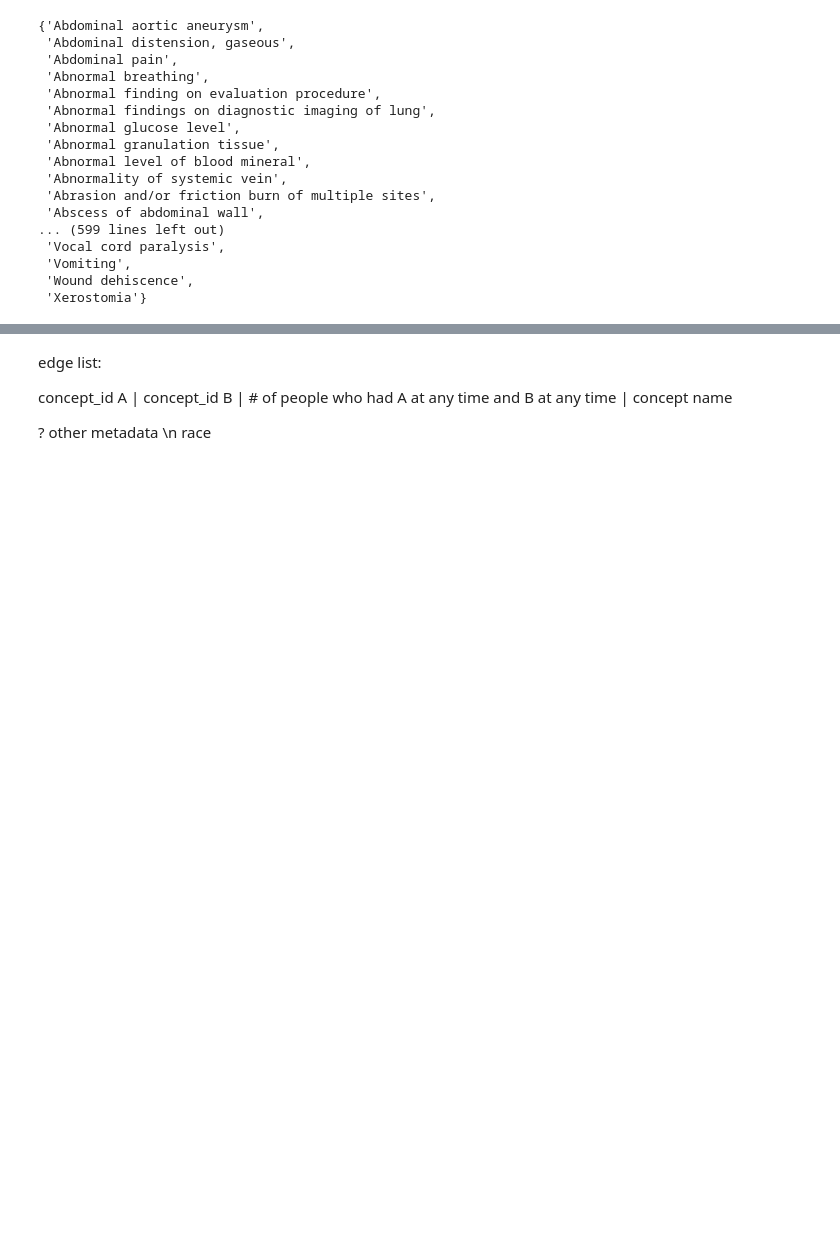
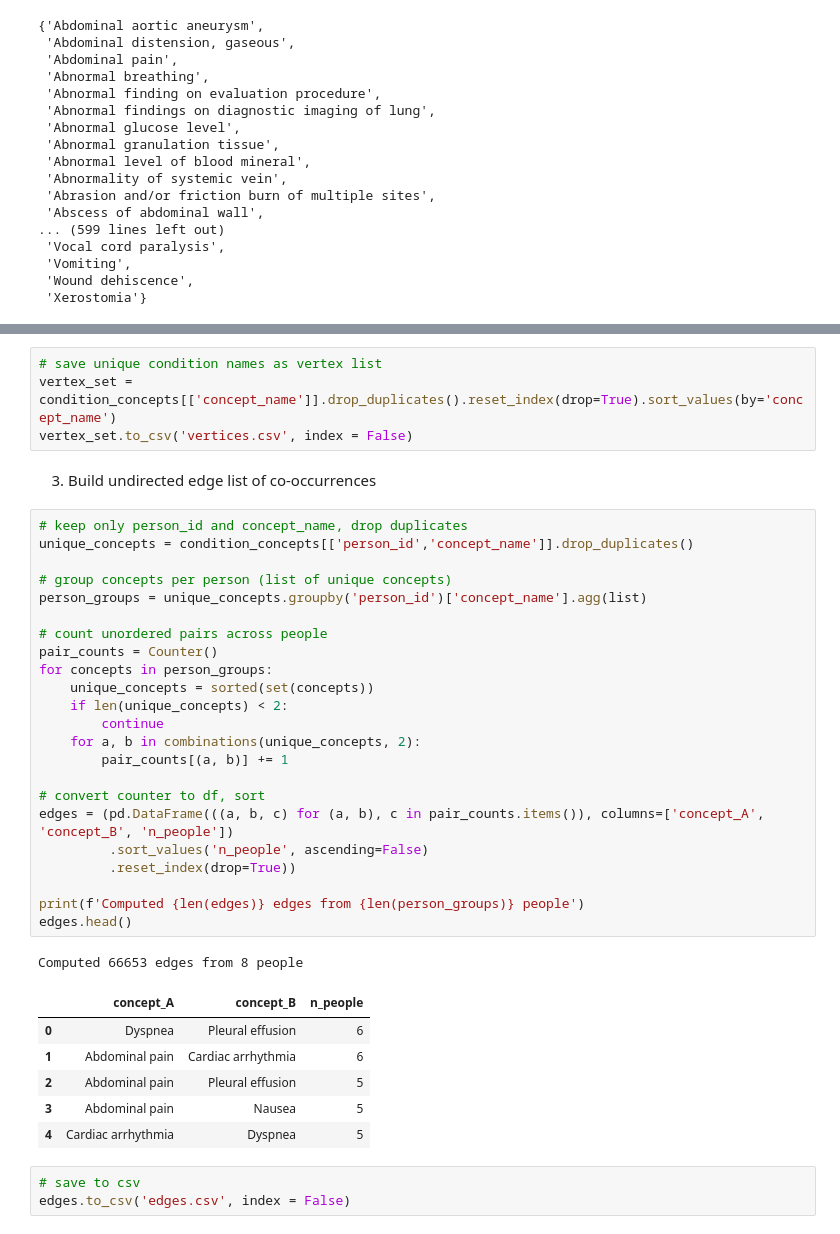
Before and after one commit to paabram/NetworkAnalysis, a Jupyter notebook: Project 1/data_prep.ipynb, the cells around one changed output, grey strips where cells are left out. Saved outputs shown, nothing was run; the diff lists cells and outputs as text; blank space fills up the shorter version.

Commit message:
creates vertex and edge lists

```diff
--- a/Project 1/data_prep.ipynb
+++ b/Project 1/data_prep.ipynb
@@ -146,7 +171,40 @@ set(condition_concepts['concept_name'])
+# %%
+# save unique condition names as vertex list
+vertex_set = condition_concepts[['concept_name']].drop_duplicates().reset_index(drop=True).sort_values(by='concept_name')
+vertex_set.to_csv('vertices.csv', index = False)
 # %% [markdown]
-edge list:
-
-concept_id A | concept_id B | # of people who had A at any time and B at any time | concept name
-
-? other metadata \n
-race
+3. Build undirected edge list of co-occurrences
+# %%
+# keep only person_id and concept_name, drop duplicates
+unique_concepts = condition_concepts[['person_id','concept_name']].drop_duplicates()
+
+# group concepts per person (list of unique concepts)
+person_groups = unique_concepts.groupby('person_id')['concept_name'].agg(list)
+
+# count unordered pairs across people
+pair_counts = Counter()
+for concepts in person_groups:
+    unique_concepts = sorted(set(concepts))
+    if len(unique_concepts) < 2:
+        continue
+    for a, b in combinations(unique_concepts, 2):
+        pair_counts[(a, b)] += 1
+
+# convert counter to df, sort
+edges = (pd.DataFrame(((a, b, c) for (a, b), c in pair_counts.items()), columns=['concept_A', 'concept_B', 'n_people'])
+         .sort_values('n_people', ascending=False)
+         .reset_index(drop=True))
+
+print(f'Computed {len(edges)} edges from {len(person_groups)} people')
+edges.head()
+# %% [output]
+Computed 66653 edges from 8 people
+|  | concept_A | concept_B | n_people |
+| 0 | Dyspnea | Pleural effusion | 6 |
+| 1 | Abdominal pain | Cardiac arrhythmia | 6 |
+| 2 | Abdominal pain | Pleural effusion | 5 |
+| 3 | Abdominal pain | Nausea | 5 |
+| 4 | Cardiac arrhythmia | Dyspnea | 5 |
+# %%
+# save to csv
+edges.to_csv('edges.csv', index = False)
```
Also changed, not shown: parts of 3 cells of this notebook, 2 other files.
